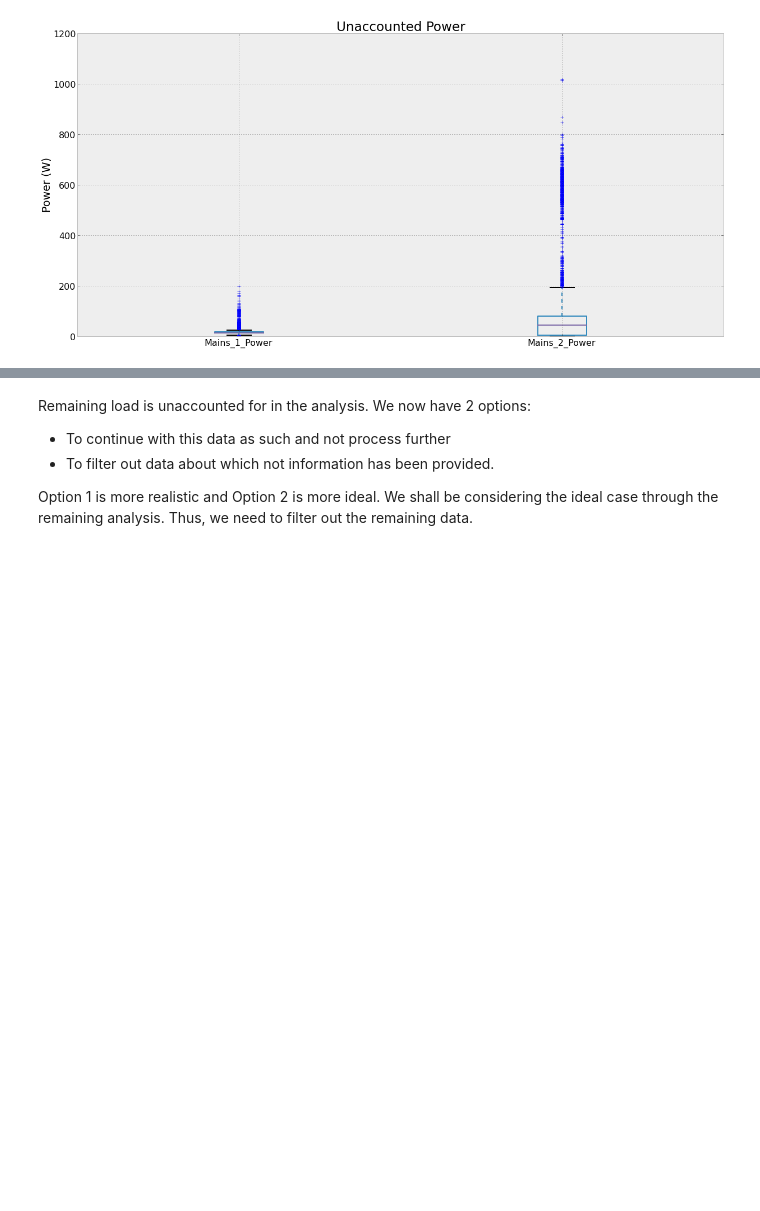
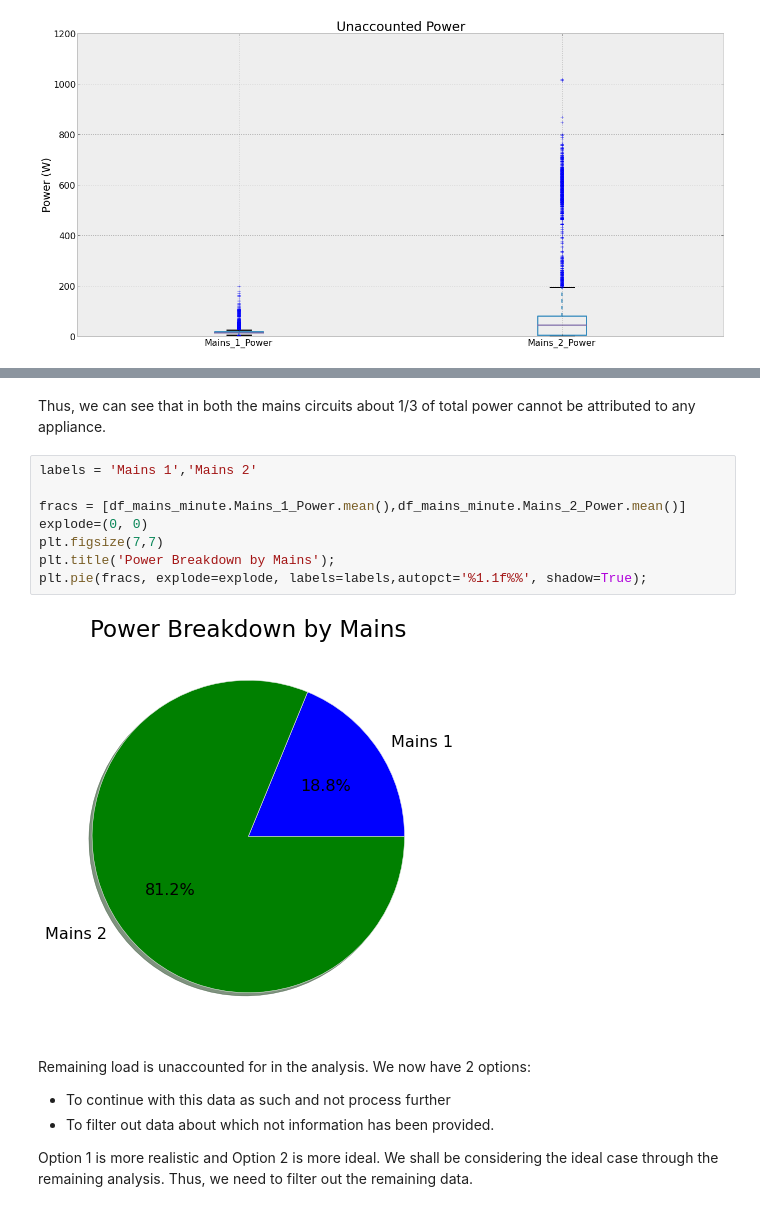
Before and after one commit to nipunbatra/nilm, a Jupyter notebook: REDD_House2_Analysis.ipynb, the cells around one changed output, grey strips where cells are left out. Drawn from its saved outputs; the diff is of its cells as text; blank space fills up the shorter version.

```diff
--- a/REDD_House2_Analysis.ipynb
+++ b/REDD_House2_Analysis.ipynb
@@ -615,3 +632,15 @@ df_mains_minute_minus_kitchen_dishwasher_stove_ref_micro_light.boxplot();
+# %% [markdown]
+Thus, we can see that in both the mains circuits about 1/3 of total power cannot be attributed to any appliance.
+# %%
+labels = 'Mains 1','Mains 2'
+
+fracs = [df_mains_minute.Mains_1_Power.mean(),df_mains_minute.Mains_2_Power.mean()]
+explode=(0, 0)
+plt.figsize(7,7)
+plt.title('Power Breakdown by Mains');
+plt.pie(fracs, explode=explode, labels=labels,autopct='%1.1f%%', shadow=True);
+# %% [output]
+[figure, added]
 # %% [markdown]
 Remaining load is unaccounted for in the analysis. We now have 2 options:
 
```
Also changed, not shown: parts of 20 cells of this notebook, 1 other file.
